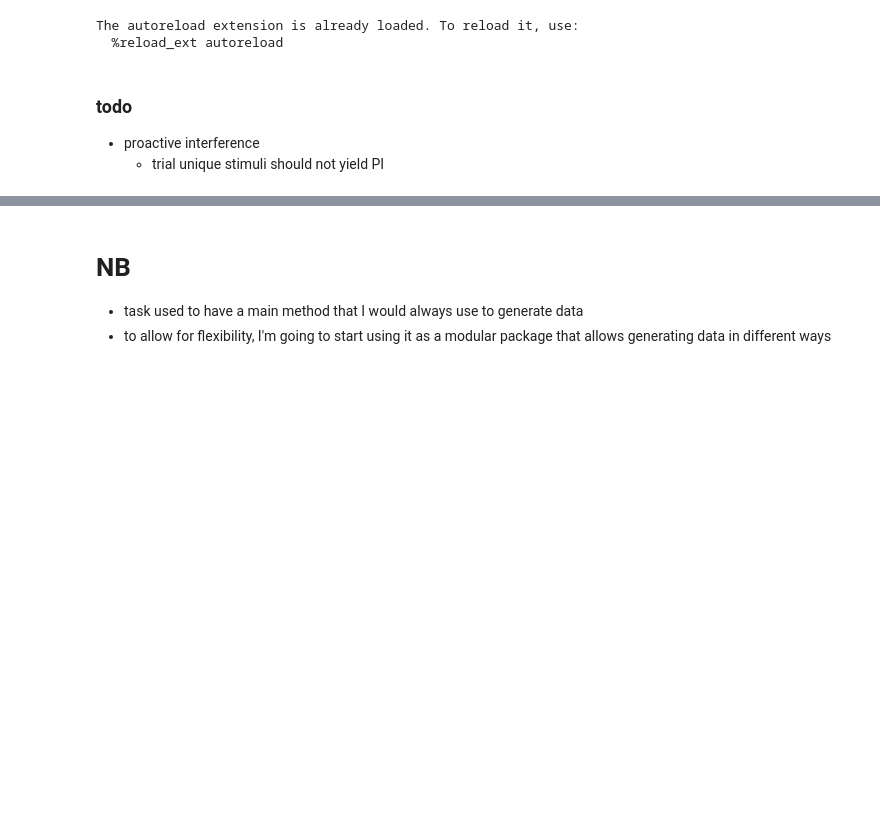
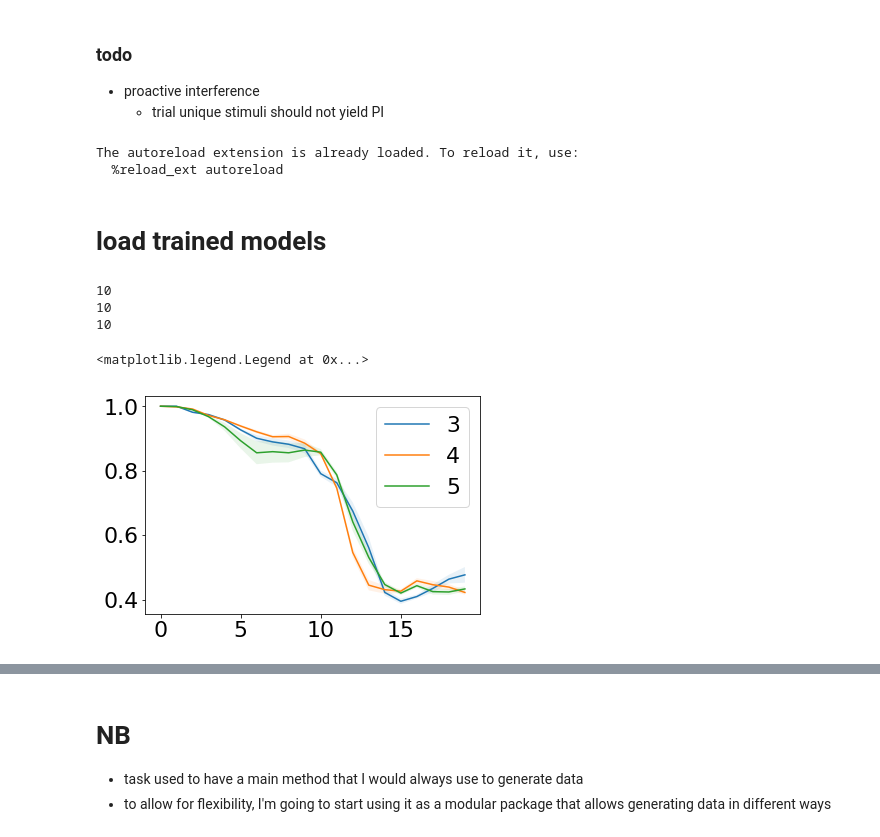
Before and after one commit to andrebeu/nback, a Jupyter notebook: nback pureEM.ipynb, the cells around one changed output, grey strips where cells are left out. Cells and saved outputs as stored; diff of their text form; code cells hidden in the pictures; blank space fills up the shorter version.

Commit message:
sweep2

```diff
--- a/nback pureEM.ipynb
+++ b/nback pureEM.ipynb
@@ -1,3 +1,7 @@
+# %% [markdown]
+### todo
+- proactive interference
+    - trial unique stimuli should not yield PI
 # %%
 from datetime import datetime as dt
 from glob import glob as glob
@@ -18,7 +22,32 @@ plt.rcParams.update({'font.size':22})
 # %% [output]
 The autoreload extension is already loaded. To reload it, use:
   %reload_ext autoreload
-# %% [markdown]
-### todo
-- proactive interference
-    - trial unique stimuli should not yield PI
+# %% [markdown]
+# load trained models
+# %%
+def load_data(glob_str):
+  fpathL = glob(glob_str)
+  data_arr = np.ones([len(fpathL)] + list(np.load(fpathL[0]).shape))
+  for idx,fpath in enumerate(fpathL):
+    data_arr[idx] = np.load(fpath)
+  return data_arr
+# %%
+ntokens = 3
+nback = 2
+seed = '*'
+
+for ntokens in [3,4,5]:
+  glob_str = "model_data/pureEM-sweep2/pureEM_25-ntokens_%s-nback_%s-seed_%s-eval_score.npy"%(
+                  ntokens,nback,seed)
+  acc = load_data(glob_str).mean(1)
+  M = acc.mean(0)
+  S = acc.std(0)/np.sqrt(len(eval_acc))
+  plt.plot(M,label=ntokens)
+  plt.fill_between(range(len(M)),M+S,M-S,alpha=.1)
+plt.legend()
+# %% [output]
+10
+10
+10
+<matplotlib.legend.Legend at 0x...>
+[figure, added]
```
Also changed, not shown: parts of 8 cells of this notebook, 5 other files.
